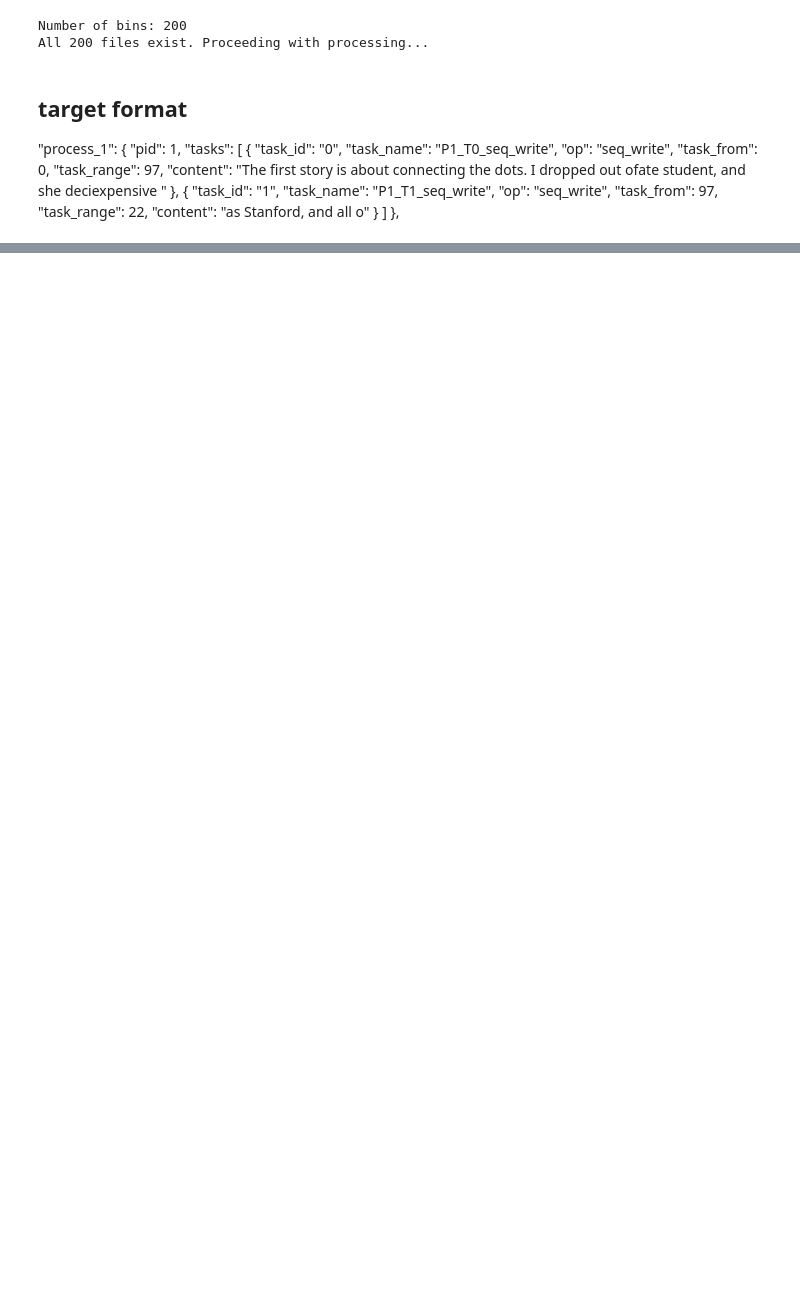
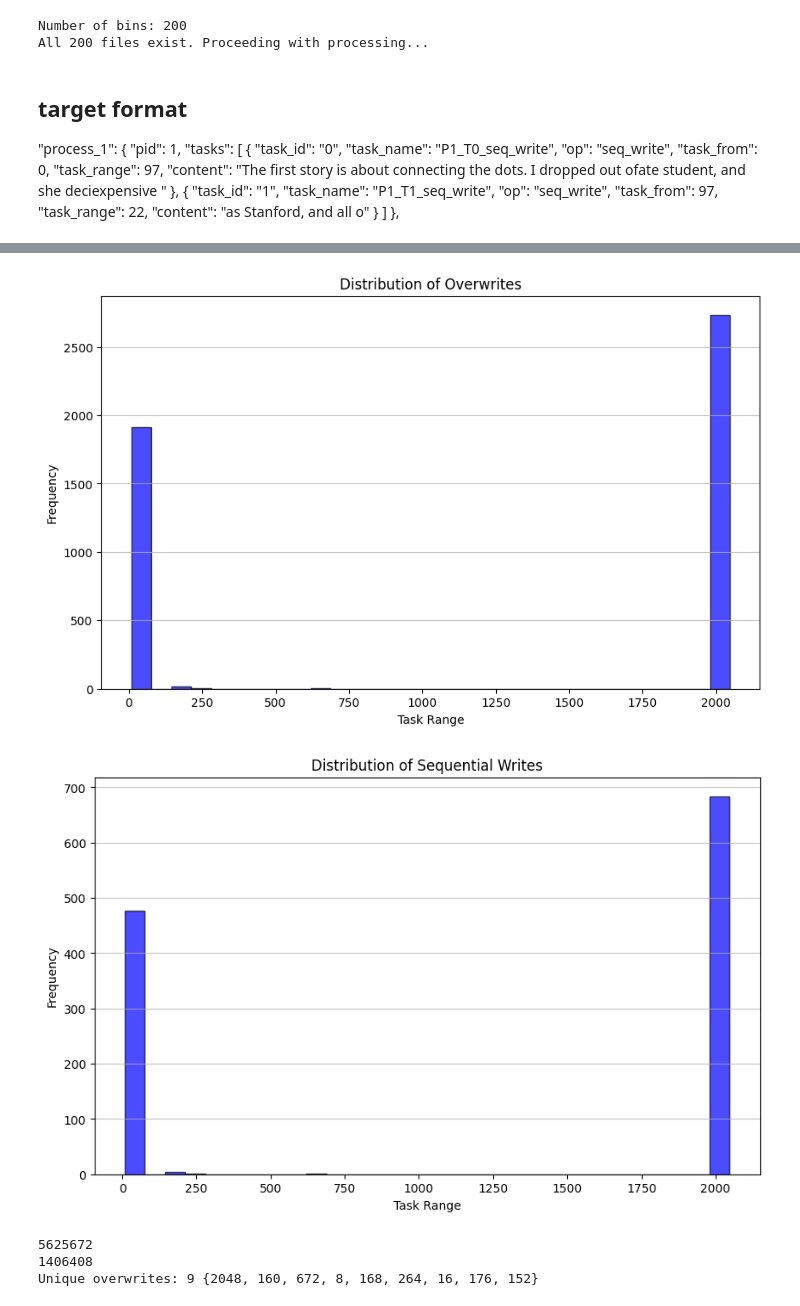
Before and after one commit to 108062138/db_bench_converter, a Jupyter notebook: convert_seq_to_json.ipynb, the cells around one changed output, grey strips where cells are left out. Drawn from its saved outputs; the diff is of its cells as text; code cells hidden in the pictures; blank space fills up the shorter version.

Commit message:
append demo testbench

```diff
--- a/convert_seq_to_json.ipynb
+++ b/convert_seq_to_json.ipynb
@@ -65,6 +65,9 @@ All 200 files exist. Proceeding with processing...
         ]
     },
 # %%
+mp = {}
+overwrites = []
+seq_writes = []
 def insert_dummy(task_range):
     # insert dummy data for task_range
     if task_range == 0:
@@ -103,8 +106,12 @@ def process_bin(bin_id):
         }
         task_id += 1
         process_tasks.append(task)
+        if task['op'] == 'overwrite':
+            overwrites.append(task['task_range'])
+        elif task['op'] == 'seq_write':
+            seq_writes.append(task['task_range'])
     return process_name, pid, process_tasks
-mp = {}
+
 for i in range(0, num_bin):
     process_name, pid, process_tasks = process_bin(i)
     print(i)
@@ -141,0 +149,24 @@ with open(output_file, 'w') as f:
+# %%
+# analyze the overwrites and seq_writes by plot its distribution
+import matplotlib.pyplot as plt
+import numpy as np
+def plot_distribution(data, title, xlabel, ylabel):
+    plt.figure(figsize=(10, 6))
+    plt.hist(data, bins=30, alpha=0.7, color='blue', edgecolor='black')
+    plt.title(title)
+    plt.xlabel(xlabel)
+    plt.ylabel(ylabel)
+    plt.grid(axis='y', alpha=0.75)
+    plt.show()
+plot_distribution(overwrites, 'Distribution of Overwrites', 'Task Range', 'Frequency')
+plot_distribution(seq_writes, 'Distribution of Sequential Writes', 'Task Range', 'Frequency')
+print(sum(overwrites))
+print(sum(seq_writes))
+unique_overwrites = set(overwrites)
+print(f'Unique overwrites: {len(unique_overwrites)}', unique_overwrites)
+# %% [output]
+[figure, added]
+[figure, added]
+5625672
+1406408
+Unique overwrites: 9 {2048, 160, 672, 8, 168, 264, 16, 176, 152}
```
Also changed, not shown: parts of 2 cells of this notebook, 5 other files.
